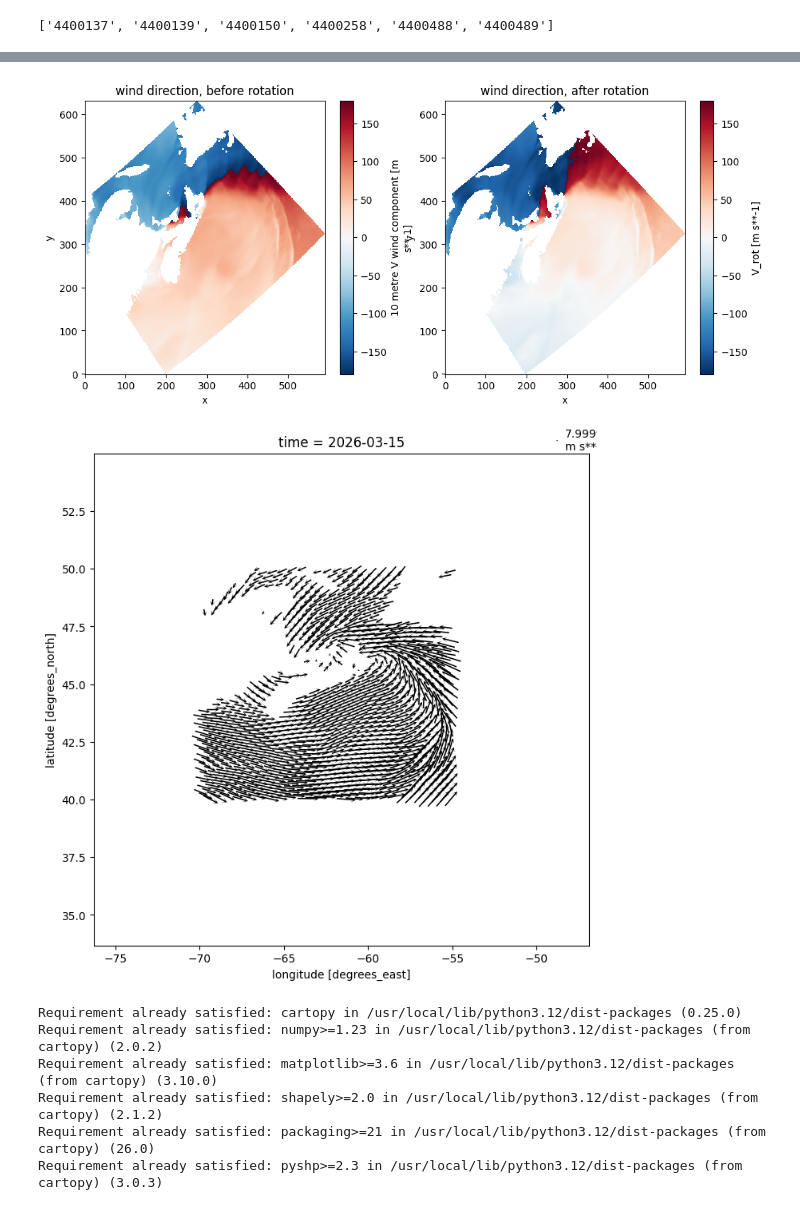
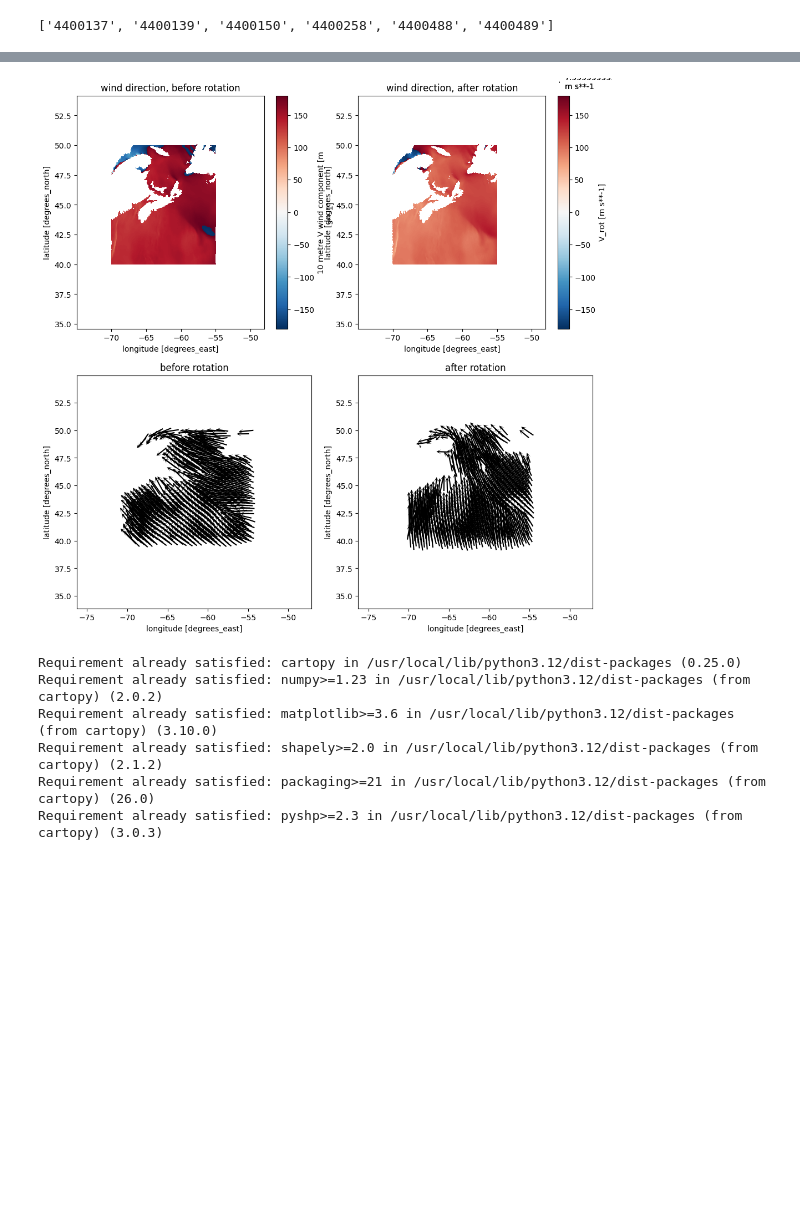
Before and after one commit to jclary-31/Wave_forecast_postprocessing, a Jupyter notebook: Wave.ipynb, the cells around one changed output, grey strips where cells are left out. Drawn from its saved outputs; the diff is of its cells as text; code cells hidden in the pictures; blank space fills up the shorter version.

```diff
--- a/Wave.ipynb
+++ b/Wave.ipynb
@@ -136,8 +136,8 @@ buoy_ids
 from bs4 import BeautifulSoup
 import xml.etree.ElementTree as ET
 
-buoy_ids=stations['# WMO'].tolist()
-buoy_ids
+#buoy_ids=stations['# WMO'].tolist()
+#buoy_ids
 i=-1
 
 moored_dir='https://dd.weather.gc.ca/'+day+'/WXO-DD/observations/swob-ml/marine/moored-buoys/'
@@ -239,7 +239,7 @@ def get_buoy(buyo_dir):
 
   #create datetime after numeric conversion, if before, date_tm will be a strange number
   #print(Q['date_tm'][0])
-  Q['date_tm']=pd.to_datetime(Q['date_tm'],format='ISO8601').dt.tz_localize(None)# localize (None) to remove UTC reference
+  Q['date_tm']=pd.to_datetime(Q['date_tm'],format='ISO8601')#.dt.tz_localize(None)# localize (None) to remove UTC reference
 
   #finally rename columns
   # SW= significant wave
@@ -906,4 +884,5 @@ plt.show()
 # %%
+from numpy._core.defchararray import title
 #########Rotation!
 
 def speed_rotation(ds,angle):
@@ -922,23 +901,39 @@ def speed_rotation(ds,angle):
 
 ds=speed_rotation(ds,theta.mean())
 
-fig,ax=plt.subplots(1,2,figsize=(12,5))
-np.rad2deg(np.arctan2(ds['v10'],ds['u10'])).plot(ax=ax[0])
-np.rad2deg(np.arctan2(ds['V_rot'],ds['U_rot'])).plot(ax=ax[1])
-ax[0].set_title('wind direction, before rotation')
-ax[1].set_title('wind direction, after rotation')
+
+
+
+
+fig,ax=plt.subplots(2,2,figsize=(12,12))
+np.rad2deg(np.arctan2(ds['v10'],ds['u10'])).plot(ax=ax[0,0],x='longitude',y='latitude',)
+np.rad2deg(np.arctan2(ds['V_rot'],ds['U_rot'])).plot(ax=ax[0,1],x='longitude',y='latitude',)
+ax[0,0].set_title('wind direction, before rotation')
+ax[0,1].set_title('wind direction, after rotation')
+
 
 ###those angle are in math convention! (counterclockwise+ 0at east) + this is where the wind go
 # buoy normally give incoming direction in geographical convention!
-step=12
+step=16
 ds.isel(x=slice(None,None,step), y=slice(None,None,step))\
   .plot.quiver(x='longitude',y='latitude',
-               #u='u10',v='v10',
+               u='u10',v='v10',
+               #aspect='equal',#size=8,
+               width=0.0025*2 ,headaxislength=2,headlength=4,headwidth=4,
+                scale=150,
+               ax=ax[1,0]
+               )
+
+ds.isel(x=slice(None,None,step), y=slice(None,None,step))\
+  .plot.quiver(x='longitude',y='latitude',
                u='U_rot',v='V_rot',
-               aspect='equal',size=8,
-               width=0.0025 ,headaxislength=2,headlength=4,headwidth=4,
-                scale=200*2,
+               width=0.0025*2 ,headaxislength=2,headlength=4,headwidth=4,
+                scale=150,
+               ax=ax[1,1]
                )
+
+ax[1,0].set_title('before rotation')
+ax[1,1].set_title('after rotation')
 
 print(ds.time)
   #!!!compare quiver with
@@ -951,5 +946,4 @@ Coordinates:
-[figure, old version]
+[figure, new version]
-[figure, removed]
 # %%
 !pip install cartopy
 import matplotlib.pyplot as plt
```
Also changed, not shown: parts of 45 cells of this notebook.
